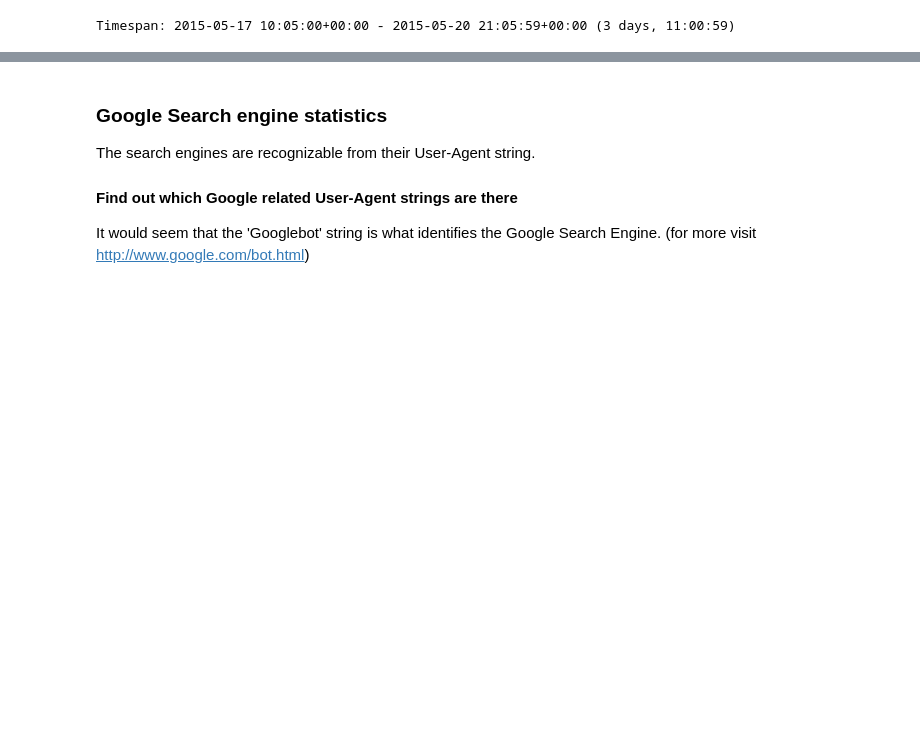
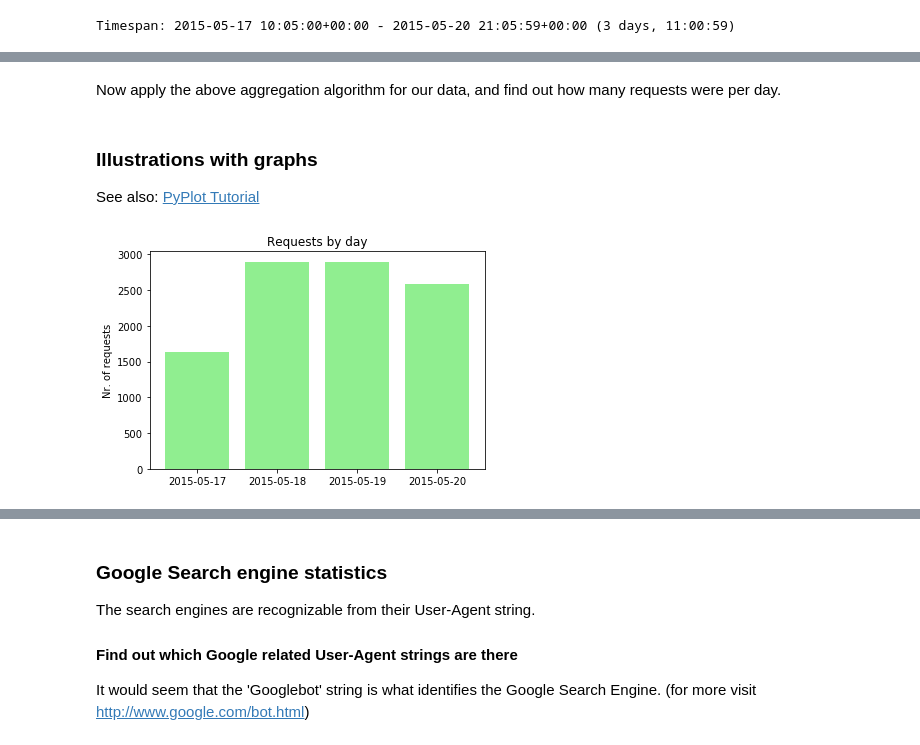
Before and after one commit to gnyers/python-tuesday, a Jupyter notebook: session5/log-analysis-with-jupyter.ipynb, the cells around one changed output, grey strips where cells are left out. Saved outputs shown, nothing was run; the diff lists cells and outputs as text; code cells hidden in the pictures; blank space fills up the shorter version.

Commit message:
Added illustrations with matplotlib to session5

```diff
--- a/session5/log-analysis-with-jupyter.ipynb
+++ b/session5/log-analysis-with-jupyter.ipynb
@@ -311,0 +348,26 @@ Timespan: 2015-05-17 10:05:00+00:00 - 2015-05-20 21:05:59+00:00 (3 days, 11:00:5
+# %% [markdown]
+Now apply the above aggregation algorithm for our data, and find out how many requests were per day.
+# %%
+# Count nr. of requests per day
+nr_of_req_by_date = {}                             # empty dict, used for count recors
+for ip, date, *rest in content_cleaned:            # loop through the cleaned logs
+    date_day = date.strftime('%Y-%m-%d')           # take the day part of timestamp
+    nr_of_req_by_date[date_day] = nr_of_req_by_date.get(date_day, 0) + 1
+# %% [markdown]
+### Illustrations with graphs
+
+See also: [PyPlot Tutorial](https://matplotlib.org/stable/tutorials/introductory/pyplot.html)
+# %%
+%matplotlib inline
+import matplotlib.pyplot as plt
+
+# Separate data into 2 sequences; needed for the plt.plot() function
+days = list(getcol(nr_of_req_by_date.items(), 0))  # get the 1st col and convert to list
+nrs = list(getcol(nr_of_req_by_date.items(), 1))   # samen as above but for the 2nd col.
+
+# Plot data:
+plt.ylabel('Nr. of requests')
+plt.title('Requests by day')
+fig1 = plt.bar(days, nrs, linestyle='--', linewidth=2.5, color='lightgreen')
+# %% [output]
+[figure, added]
```
Also changed, not shown: parts of 14 cells of this notebook.
